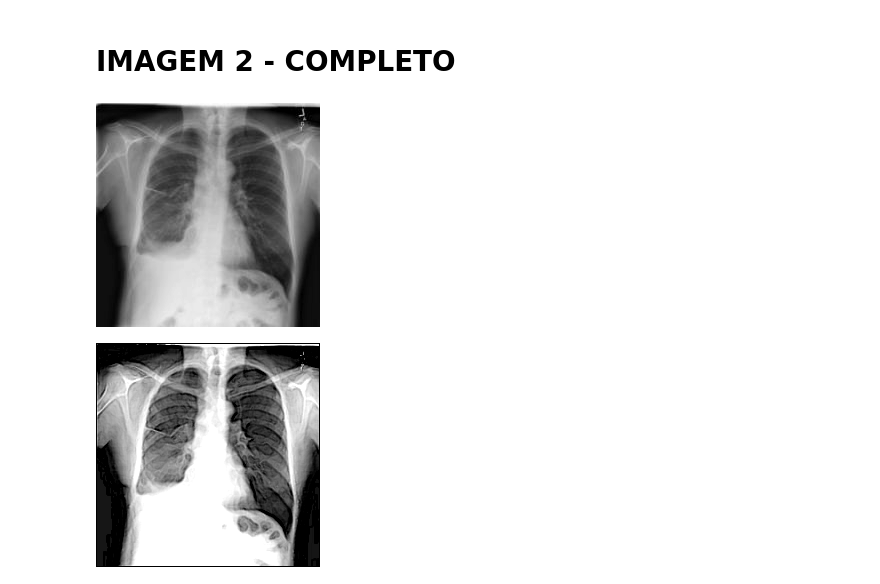
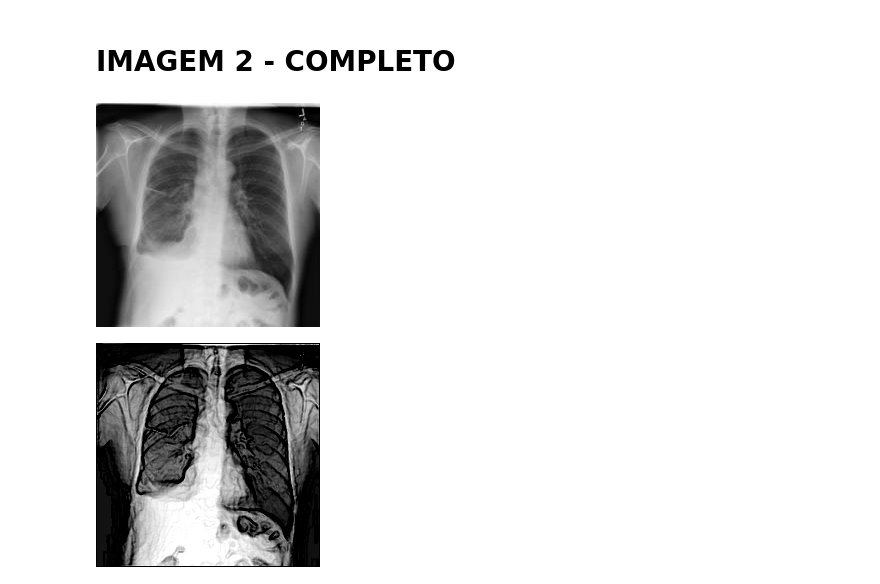
Before and after one commit to hoffera/PDI-Opera-es_Pontuais_e_Filtragem_Espacial, a Jupyter notebook: Projeto_M1_–_Operações_Pontuais_e_Filtragem_Espacial.ipynb, the cells around one changed output. Cells and saved outputs as stored; diff of their text form; code cells hidden in the pictures.

```diff
--- a/Projeto_M1_–_Operações_Pontuais_e_Filtragem_Espacial.ipynb
+++ b/Projeto_M1_–_Operações_Pontuais_e_Filtragem_Espacial.ipynb
@@ -362,33 +364,33 @@ imagem_2_sal_pimenta = salpimenta(imagem_2_grayscale)
 
 #APLICANDO EQUALIZAÇÃO
 
 imagem_2_equalizada = eq_hist(imagem_2_sal_pimenta)
 
 
 #APLICANDO GAMMA
 
-imagem_2_gamma = filter_gamma(imagem_2_equalizada,1, 0.2)
+imagem_2_gamma = filter_gamma(imagem_2_equalizada, 1, 1.2)
 
 #  APLICANDO MEDIANA
 
 imagem_2_mediana = filtro_mediana(imagem_2_gamma)
 
 #APLICANDO GAUSSIANO
 
 # imagem_2_mediana = filtro_gaussiano(imagem_2_gamma)
 
 #APLICANDO SOBEL
 
 imagem_2_sobel = sobel(imagem_2_mediana)
 
 #aplicando laplace
 
 # imagem_2_sobel = filtro_laplaciano(imagem_2_mediana)
 
 #APLICANDO HIGH-BOOST
 
-imagem_2_highboost = highboost(imagem_2_grayscale, imagem_2_sobel, 1.5)
+imagem_2_highboost = highboost(imagem_2_grayscale, imagem_2_sobel, 1.2)
 cv2_imshow(imagem_2_highboost)
 # %% [output]
 [figure]
-[figure, old version]
+[figure, new version]
```
Also changed, not shown: parts of 1 cell of this notebook.
